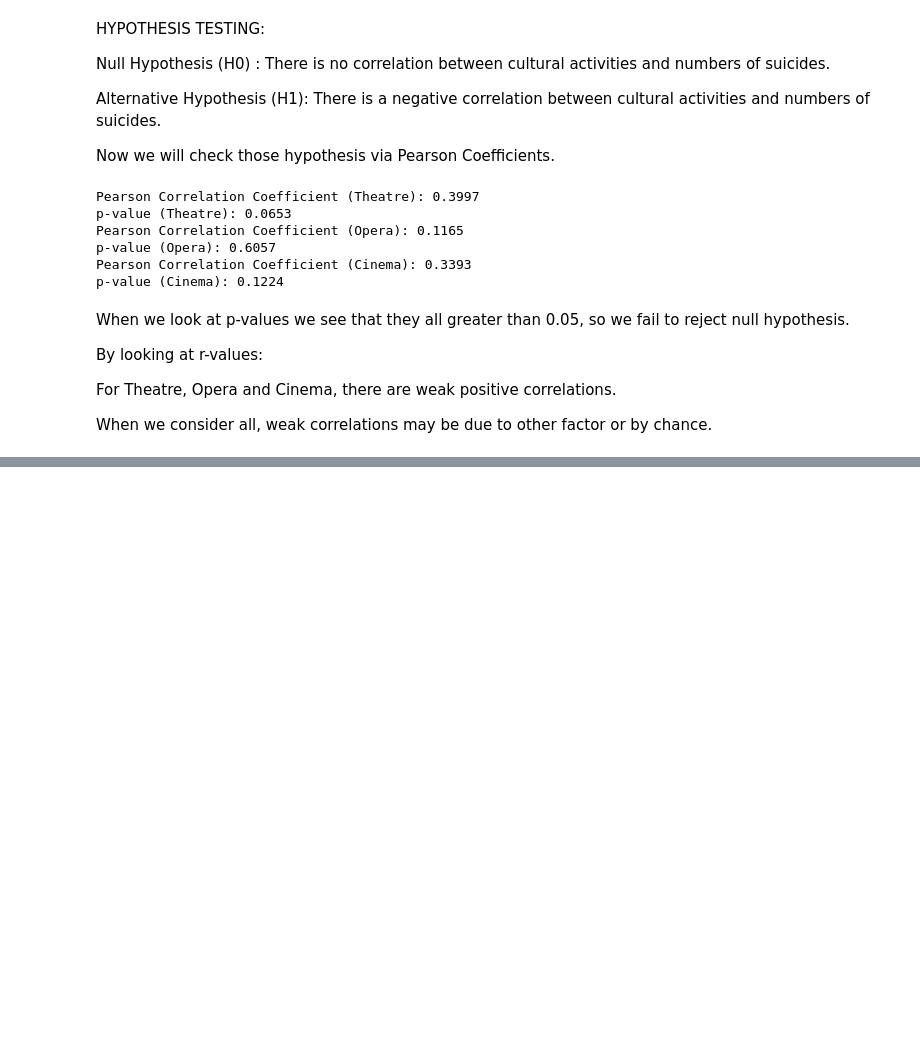
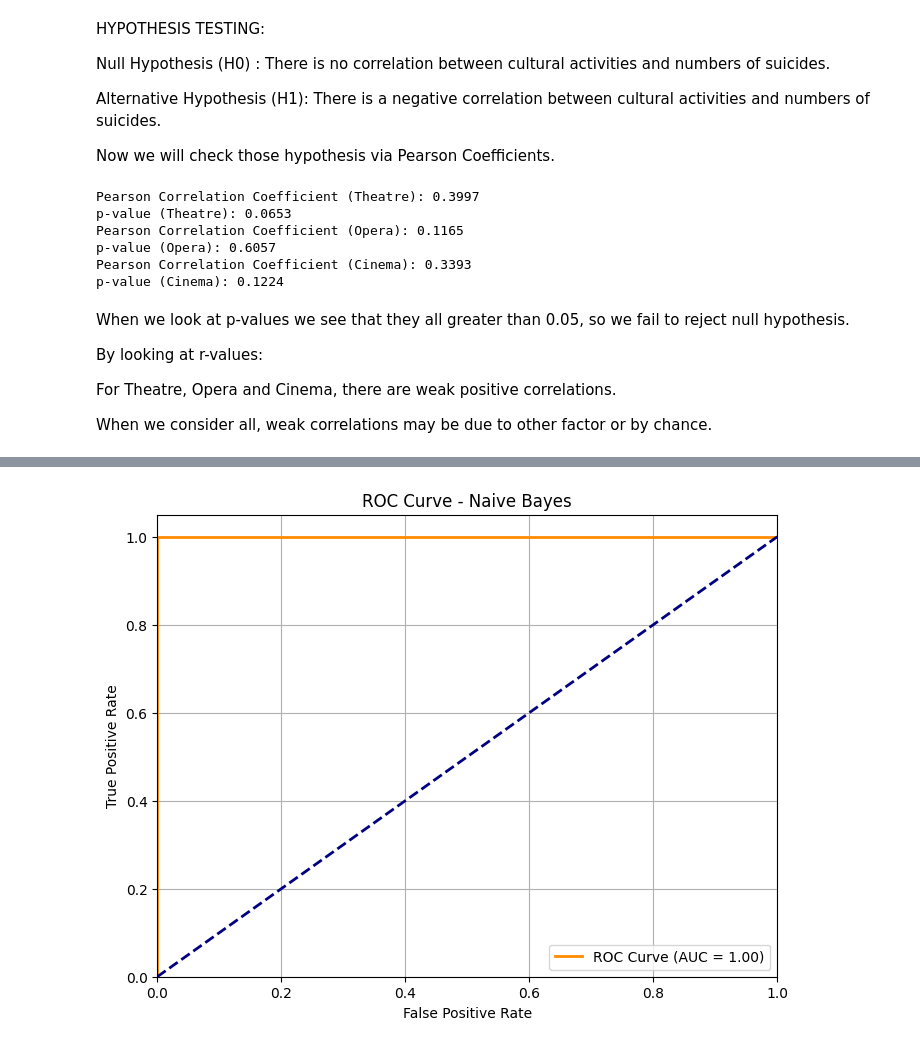
Before and after one commit to erenayar-12/DSA210-Project, a Jupyter notebook: DSA210_Project.ipynb, the cells around one changed output, grey strips where cells are left out. Saved outputs shown, nothing was run; the diff lists cells and outputs as text; code cells hidden in the pictures; blank space fills up the shorter version.

```diff
--- a/DSA210_Project.ipynb
+++ b/DSA210_Project.ipynb
@@ -140,51 +181,103 @@ from sklearn.metrics import mean_squared_error, r2_score
 import pandas as pd
 import matplotlib.pyplot as plt
 import numpy as np
+from sklearn.naive_bayes import GaussianNB
+from sklearn.metrics import (
+    confusion_matrix, classification_report, accuracy_score,
+    precision_score, recall_score, f1_score, roc_curve, roc_auc_score
+)
 
 # Use non-COVID years
 X = non_covid_df[['Theatre', 'Opera', 'Cinema']]
 y = non_covid_df['Suicide Rate']
 
 # Split into training and testing
-X_train, X_test, y_train, y_test = train_test_split(X, y, test_size=0.2, random_state=42)
+X_train_reg, X_test_reg, y_train_reg, y_test_reg = train_test_split(X, y, test_size=0.2, random_state=42)
 
 # Standardization (only for Linear Regression, optional for tree-based models)
 scaler = StandardScaler()
-X_train_scaled = scaler.fit_transform(X_train)
-X_test_scaled = scaler.transform(X_test)
+X_train_scaled = scaler.fit_transform(X_train_reg)
+X_test_scaled = scaler.transform(X_test_reg)
 
 # ---------- LINEAR REGRESSION ----------
 lr = LinearRegression()
-lr.fit(X_train_scaled, y_train)
+lr.fit(X_train_scaled, y_train_reg)
 y_pred_lr = lr.predict(X_test_scaled)
 
 # ---------- DECISION TREE ----------
 dt = DecisionTreeRegressor(random_state=42)
-dt.fit(X_train, y_train)
-y_pred_dt = dt.predict(X_test)
+dt.fit(X_train_reg, y_train_reg)
+y_pred_dt = dt.predict(X_test_reg)
 
 # ---------- RANDOM FOREST ----------
 rf = RandomForestRegressor(random_state=42)
-rf.fit(X_train, y_train)
-y_pred_rf = rf.predict(X_test)
+rf.fit(X_train_reg, y_train_reg)
+y_pred_rf = rf.predict(X_test_reg)
 
 # ---------- RESULTS COMPARISON ----------
 results = {
     "Model": ["Linear Regression", "Decision Tree", "Random Forest"],
     "R2 Score": [
-        r2_score(y_test, y_pred_lr),
-        r2_score(y_test, y_pred_dt),
-        r2_score(y_test, y_pred_rf)
+        r2_score(y_test_reg, y_pred_lr),
+        r2_score(y_test_reg, y_pred_dt),
+        r2_score(y_test_reg, y_pred_rf)
     ],
     "RMSE": [
-        np.sqrt(mean_squared_error(y_test, y_pred_lr)),
-        np.sqrt(mean_squared_error(y_test, y_pred_dt)),
-        np.sqrt(mean_squared_error(y_test, y_pred_rf))
+        np.sqrt(mean_squared_error(y_test_reg, y_pred_lr)),
+        np.sqrt(mean_squared_error(y_test_reg, y_pred_dt)),
+        np.sqrt(mean_squared_error(y_test_reg, y_pred_rf))
     ]
 }
 
 results_df = pd.DataFrame(results)
 print(results_df)
+print("")
+
+
+
+# --- Preprocess ---
+X = non_covid_df[['Theatre', 'Opera', 'Cinema']]
+y = non_covid_df['Suicide Rate']
+median_rate = y.median()
+y_class = (y > median_rate).astype(int)  # Convert to binary classification
+
+# --- Split ---
+X_train_cls, X_test_cls, y_train_cls, y_test_cls = train_test_split(X, y_class, test_size=0.2, random_state=42)
+
+# --- Train Naive Bayes ---
+nb = GaussianNB()
+nb.fit(X_train_cls, y_train_cls)
+y_pred = nb.predict(X_test_cls)
+y_prob = nb.predict_proba(X_test_cls)[:, 1]
+
+# --- Metrics ---
+accuracy = accuracy_score(y_test_cls, y_pred)
+precision = precision_score(y_test_cls, y_pred, zero_division=0)
+recall = recall_score(y_test_cls, y_pred, zero_division=0)
+f1 = f1_score(y_test_cls, y_pred, zero_division=0)
+auc = roc_auc_score(y_test_cls, y_prob)
+
+
+print("Naive Bayes Classification Metrics:")
+print(f"Accuracy : {accuracy:.2f}")
+print(f"Precision: {precision:.2f}")
+print(f"Recall   : {recall:.2f}")
+print(f"F1 Score : {f1:.2f}")
+print(f"AUC      : {auc:.2f}")
+
+# --- ROC Curve ---
+fpr, tpr, thresholds = roc_curve(y_test_cls, y_prob)
+plt.figure(figsize=(8, 6))
+plt.plot(fpr, tpr, color='darkorange', lw=2, label=f'ROC Curve (AUC = {auc:.2f})')
+plt.plot([0, 1], [0, 1], color='navy', lw=2, linestyle='--')
+plt.xlim([0.0, 1.0])
+plt.ylim([0.0, 1.05])
+plt.xlabel('False Positive Rate')
+plt.ylabel('True Positive Rate')
+plt.title('ROC Curve - Naive Bayes')
+plt.legend(loc="lower right")
+plt.grid(True)
+plt.show()
 # %% [output]
                Model  R2 Score      RMSE
 0  Linear Regression -0.444642  0.682094
@@ -192,0 +293 @@ print(results_df)
+[figure, added]
```
Also changed, not shown: parts of 4 cells of this notebook.
